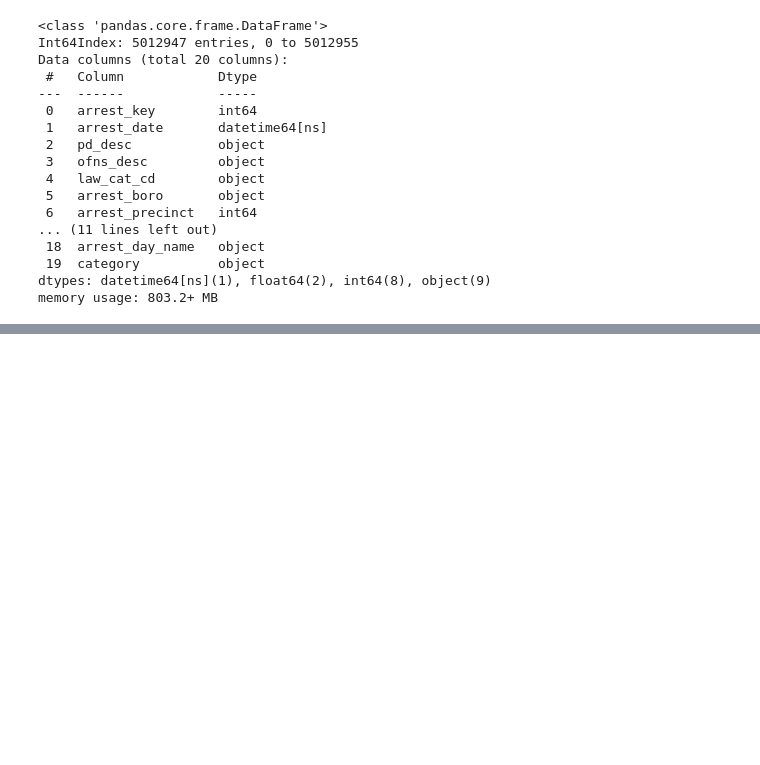
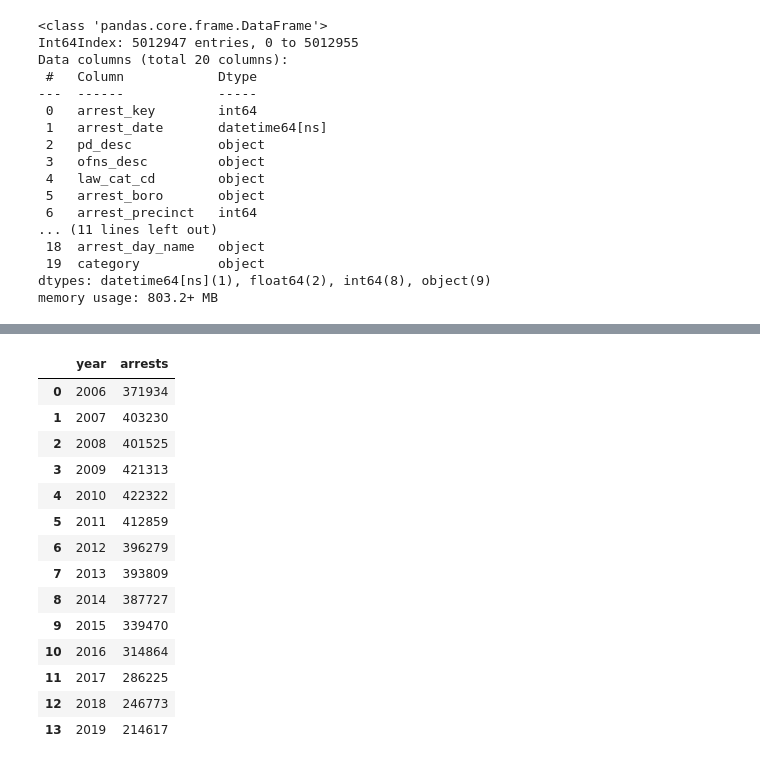
Before and after one commit to AmitSamra/NYC_Crime, a Jupyter notebook: nyc_crime_python.ipynb, the cells around one changed output, grey strips where cells are left out. Cells and saved outputs as stored; diff of their text form; code cells hidden in the pictures; blank space fills up the shorter version.

```diff
--- a/nyc_crime_python.ipynb
+++ b/nyc_crime_python.ipynb
@@ -364,0 +432,35 @@ df.head()
+# %%
+df_test = pd.DataFrame(
+[[2006, 371934],
+ [2007, 403230],
+ [2008, 401525],
+ [2009, 421313],
+ [2010, 422322],
+ [2011, 412859],
+ [2012, 396279],
+ [2013, 393809],
+ [2014, 387727],
+ [2015, 339470],
+ [2016, 314864],
+ [2017, 286225],
+ [2018, 246773],
+ [2019, 214617]],
+columns=['year', 'arrests']
+)
+df_test
+# %% [output]
+|  | year | arrests |
+| 0 | 2006 | 371934 |
+| 1 | 2007 | 403230 |
+| 2 | 2008 | 401525 |
+| 3 | 2009 | 421313 |
+| 4 | 2010 | 422322 |
+| 5 | 2011 | 412859 |
+| 6 | 2012 | 396279 |
+| 7 | 2013 | 393809 |
+| 8 | 2014 | 387727 |
+| 9 | 2015 | 339470 |
+| 10 | 2016 | 314864 |
+| 11 | 2017 | 286225 |
+| 12 | 2018 | 246773 |
+| 13 | 2019 | 214617 |
```
Also changed, not shown: parts of 9 cells of this notebook.
